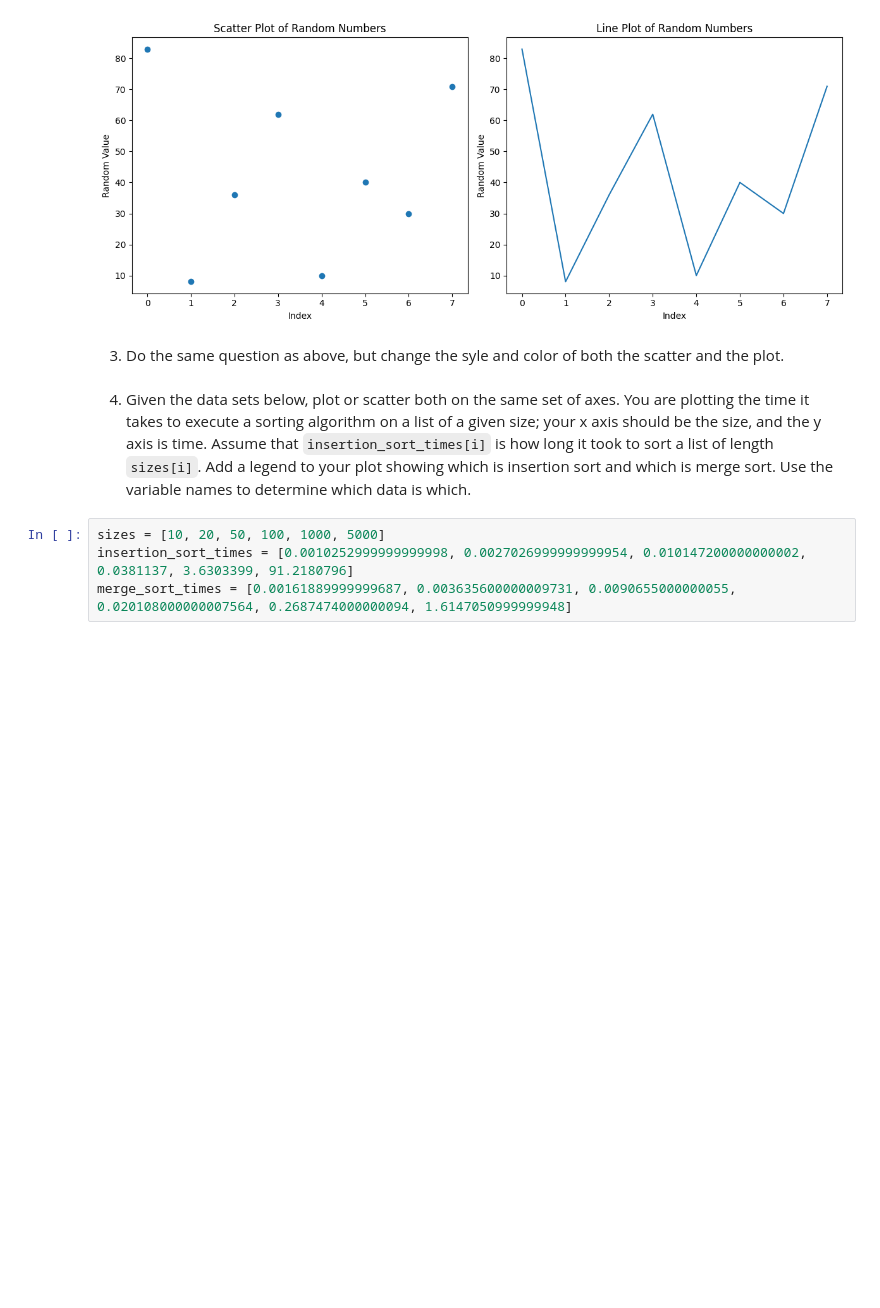
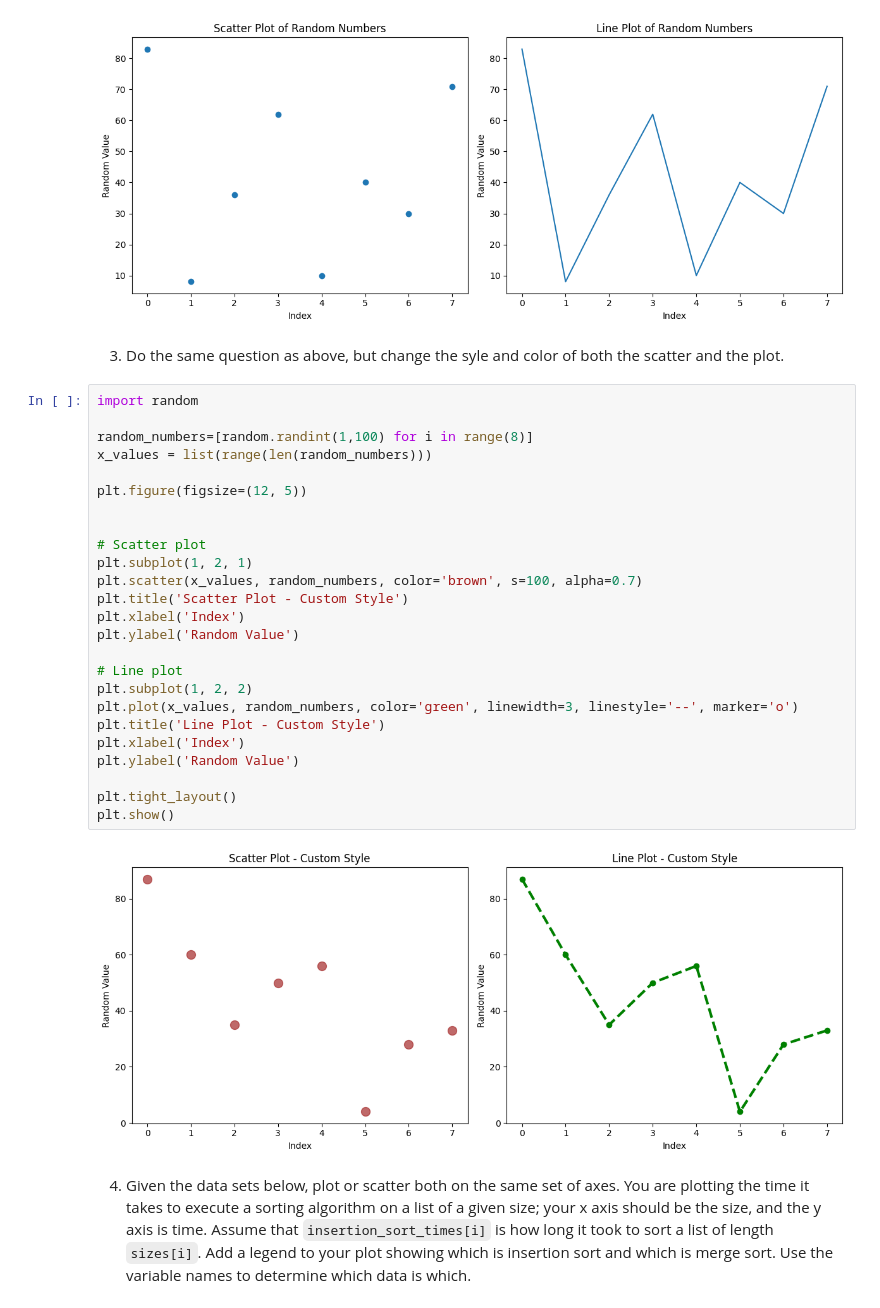
Before and after one commit to AdriannaWebb/pyplot, a Jupyter notebook: pyplot.ipynb, the cells around one changed output. Cells and saved outputs as stored; diff of their text form; blank space fills up the shorter version.

```diff
--- a/pyplot.ipynb
+++ b/pyplot.ipynb
@@ -66,9 +66,32 @@ plt.show()
 [figure]
 # %% [markdown]
 3. Do the same question as above, but change the syle and color of both the scatter and the plot.
+# %%
+import random
+
+random_numbers=[random.randint(1,100) for i in range(8)]
+x_values = list(range(len(random_numbers)))
+
+plt.figure(figsize=(12, 5))
+
+
+# Scatter plot
+plt.subplot(1, 2, 1)
+plt.scatter(x_values, random_numbers, color='brown', s=100, alpha=0.7)
+plt.title('Scatter Plot - Custom Style')
+plt.xlabel('Index')
+plt.ylabel('Random Value')
+
+# Line plot
+plt.subplot(1, 2, 2)
+plt.plot(x_values, random_numbers, color='green', linewidth=3, linestyle='--', marker='o')
+plt.title('Line Plot - Custom Style')
+plt.xlabel('Index')
+plt.ylabel('Random Value')
+
+plt.tight_layout()
+plt.show()
+# %% [output]
+[figure, added]
 # %% [markdown]
 4. Given the data sets below, plot or scatter both on the same set of axes.  You are plotting the time it takes to execute a sorting algorithm on a list of a given size; your x axis should be the size, and the y axis is time.  Assume that `insertion_sort_times[i]` is how long it took to sort a list of length `sizes[i]`.  Add a legend to your plot showing which is insertion sort and which is merge sort.  Use the variable names to determine which data is which.
-# %%
-sizes = [10, 20, 50, 100, 1000, 5000]
-insertion_sort_times = [0.0010252999999999998, 0.0027026999999999954, 0.010147200000000002, 0.0381137, 3.6303399, 91.2180796]
-merge_sort_times = [0.00161889999999687, 0.003635600000009731, 0.0090655000000055, 0.020108000000007564, 0.2687474000000094, 1.6147050999999948]
```
Also changed, not shown: parts of 1 cell of this notebook.
